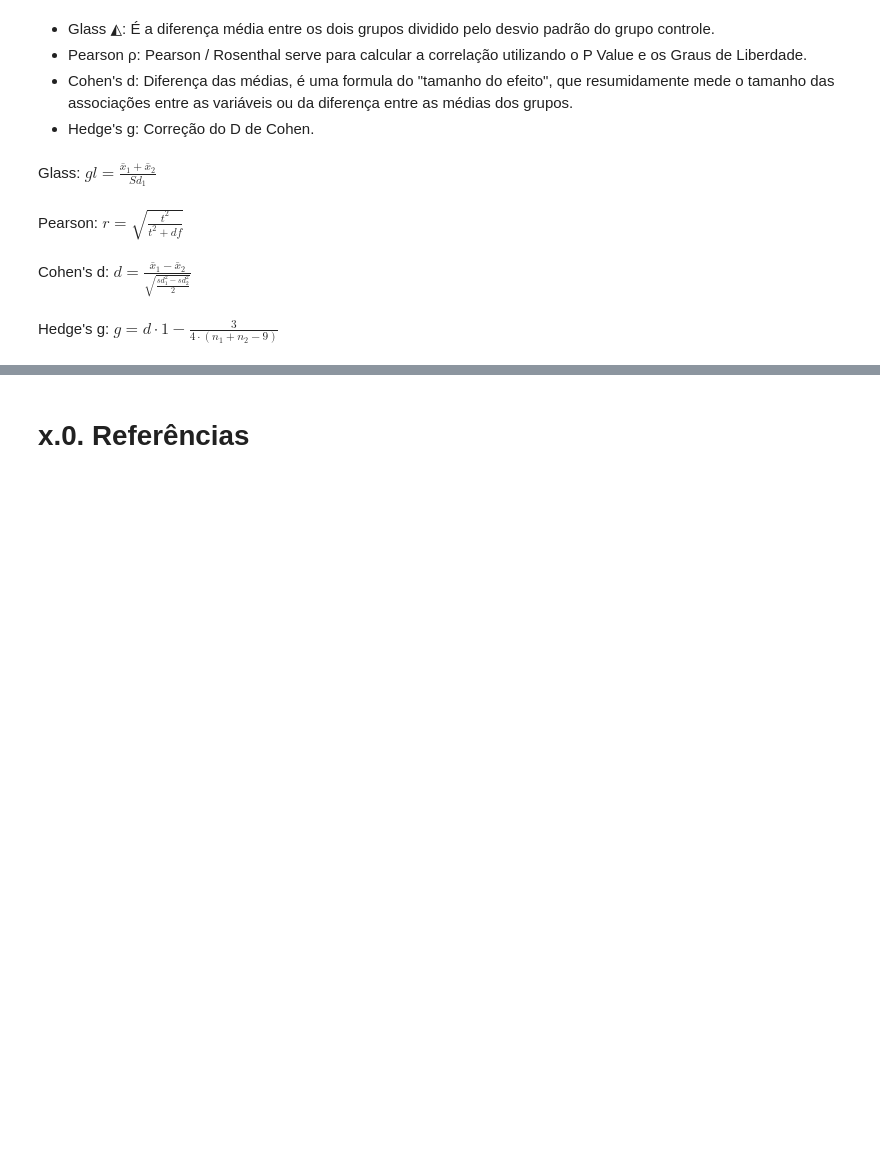
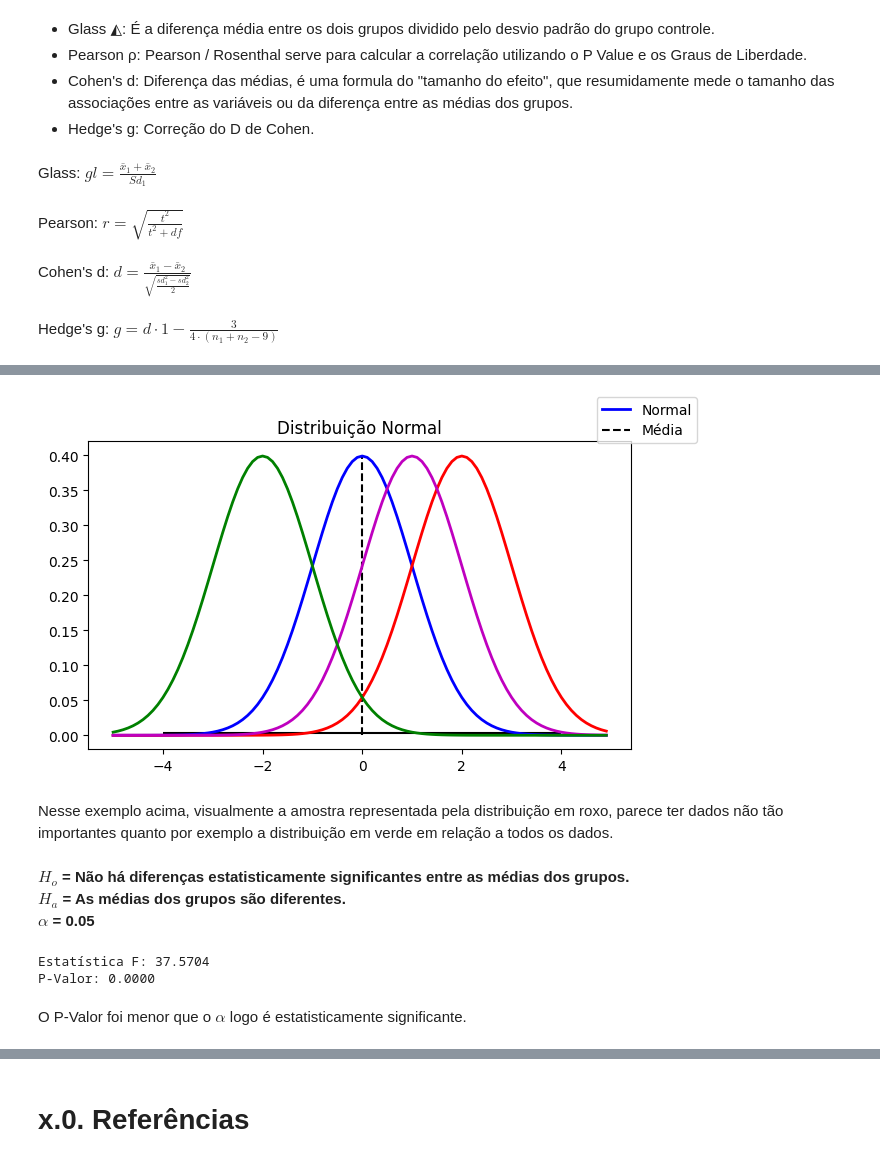
Before and after one commit to xGabrielR/Practical-Statistics-Book-Summary, a Jupyter notebook: notebooks/full_summary.ipynb, the cells around one changed output, grey strips where cells are left out. Saved outputs shown, nothing was run; the diff lists cells and outputs as text; code cells hidden in the pictures; blank space fills up the shorter version.

```diff
--- a/notebooks/full_summary.ipynb
+++ b/notebooks/full_summary.ipynb
@@ -784,0 +940,15 @@ Hedge's g: $g = d \cdot 1 - \frac{3}{4 \cdot (n_1 + n_2 - 9)} $
+# %%
+rg1 = np.arange(-5, 5, 0.1)
+rg2 = np.arange(-7, 3, 0.1)
+rg3 = np.arange(-6, 4, 0.1)
+rg4 = np.arange(-3, 7, 0.1)
+
+plot_normal( rg, rg2, rg3, rg4);
+# %% [output]
+[figure, added]
+# %% [markdown]
+Nesse exemplo acima, visualmente a amostra representada pela distribuição em roxo, parece ter dados não tão importantes quanto por exemplo a distribuição em verde em relação a todos os dados.
+# %% [markdown]
+$H_o$ **= Não há diferenças estatisticamente significantes entre as médias dos grupos.**<br>
+$H_a$ **= As médias dos grupos são diferentes.**<br>
+$\alpha$ **= 0.05**
@@ -784,0 +958,8 @@ Hedge's g: $g = d \cdot 1 - \frac{3}{4 \cdot (n_1 + n_2 - 9)} $
+# %%
+f_stats, p_value = ss.f_oneway( df.x1, df.x2, df.x3 )
+@printf "Estatística F: %.4f\nP-Valor: %.4f" f_stats p_value
+# %% [output]
+Estatística F: 37.5704
+P-Valor: 0.0000
+# %% [markdown]
+O P-Valor foi menor que o $\alpha$ logo é estatisticamente significante.
```
Also changed, not shown: parts of 37 cells of this notebook, 1 other file.
